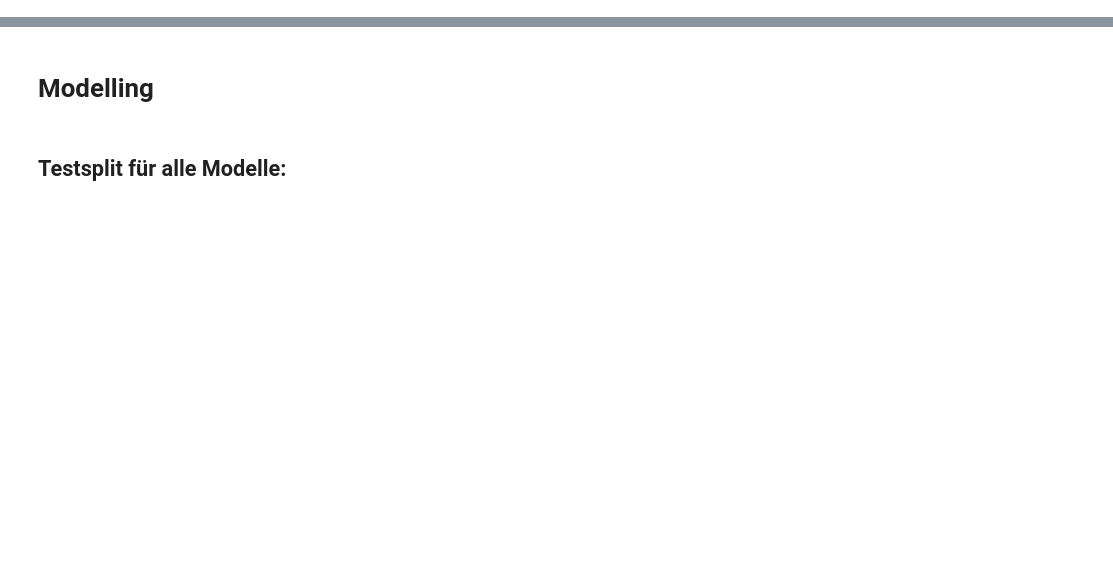
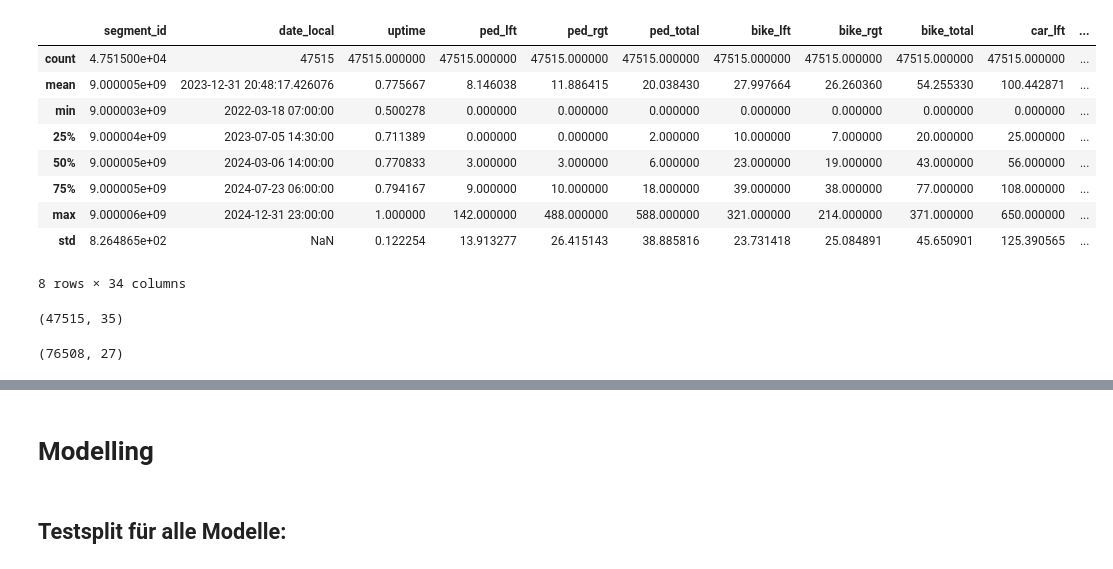
Before and after one commit to mjrm123mi/Data-Science-Pedestrian-Project, a Jupyter notebook: src/Explorative_Datenanalyse_Fußgaengerinnen.ipynb, the cells around one changed output, grey strips where cells are left out. Saved outputs shown, nothing was run; the diff lists cells and outputs as text; code cells hidden in the pictures; blank space fills up the shorter version.

```diff
--- a/src/Explorative_Datenanalyse_Fußgaengerinnen.ipynb
+++ b/src/Explorative_Datenanalyse_Fußgaengerinnen.ipynb
@@ -107,7 +242,2 @@ df_wetter.head()
-# %%
-#Zusätzliche Spalten für Tag, Monat, Jahr
-df_wetter["day"] = df_wetter["MESS_DATUM"].dt.day
-df_wetter["month"] = df_wetter["MESS_DATUM"].dt.month
-df_wetter["year"] = df_wetter["MESS_DATUM"].dt.year
 # %%
 df_wetter.isna().sum()
@@ -116,4 +244,4 @@ df_wetter.head()
 # %%
-dftotal["day"] = dftotal["date_local"].dt.day
-dftotal["month"] = dftotal["date_local"].dt.month
-dftotal["year"] = dftotal["date_local"].dt.year
+df_zaehler["day"] = df_zaehler["date_local"].dt.day
+df_zaehler["month"] = df_zaehler["date_local"].dt.month
+df_zaehler["year"] = df_zaehler["date_local"].dt.year
@@ -124,3 +259,0 @@ df_wetter.describe()
-# %%
-# Spaltennamen fixen- Leerzeichen entfernen
-df_wetter.columns = df_wetter.columns.str.strip()  # Entfernt Leerzeichen am Anfang und Ende
@@ -135,0 +260,8 @@ df_alles = pd.merge(
+# %%
+df_modellvariablen = pd.merge(
+    df_zaehler,
+    df_wetter, #[["  R1", "MESS_DATUM", "TT_TU"]]
+    left_on=["date_local"],
+    right_on=["MESS_DATUM"],
+    how="inner" #inner schmeißt alles raus was nicht in beiden DataFrames steht
+)
@@ -136,4 +273,21 @@ df_alles = pd.merge(
+# %%
+df_modellvariablen.describe()
+# %% [output]
+|  | segment_id | date_local | uptime | ped_lft | ped_rgt | ped_total | bike_lft | bike_rgt | bike_total | car_lft | ... |
+| count | 4.751500e+04 | 47515 | 47515.000000 | 47515.000000 | 47515.000000 | 47515.000000 | 47515.000000 | 47515.000000 | 47515.000000 | 47515.000000 | ... |
+| mean | 9.000005e+09 | 2023-12-31 20:48:17.426076 | 0.775667 | 8.146038 | 11.886415 | 20.038430 | 27.997664 | 26.260360 | 54.255330 | 100.442871 | ... |
+| min | 9.000003e+09 | 2022-03-18 07:00:00 | 0.500278 | 0.000000 | 0.000000 | 0.000000 | 0.000000 | 0.000000 | 0.000000 | 0.000000 | ... |
+| 25% | 9.000004e+09 | 2023-07-05 14:30:00 | 0.711389 | 0.000000 | 0.000000 | 2.000000 | 10.000000 | 7.000000 | 20.000000 | 25.000000 | ... |
+| 50% | 9.000005e+09 | 2024-03-06 14:00:00 | 0.770833 | 3.000000 | 3.000000 | 6.000000 | 23.000000 | 19.000000 | 43.000000 | 56.000000 | ... |
+| 75% | 9.000005e+09 | 2024-07-23 06:00:00 | 0.794167 | 9.000000 | 10.000000 | 18.000000 | 39.000000 | 38.000000 | 77.000000 | 108.000000 | ... |
+| max | 9.000006e+09 | 2024-12-31 23:00:00 | 1.000000 | 142.000000 | 488.000000 | 588.000000 | 321.000000 | 214.000000 | 371.000000 | 650.000000 | ... |
+| std | 8.264865e+02 | NaN | 0.122254 | 13.913277 | 26.415143 | 38.885816 | 23.731418 | 25.084891 | 45.650901 | 125.390565 | ... |
+8 rows × 34 columns
 # %%
-df_alles.shape
+df_modellvariablen.shape
+# %% [output]
+(47515, 35)
 # %%
-dftotal.shape
+df_zaehler.shape
+# %% [output]
+(76508, 27)
```
Also changed, not shown: parts of 97 cells of this notebook.
